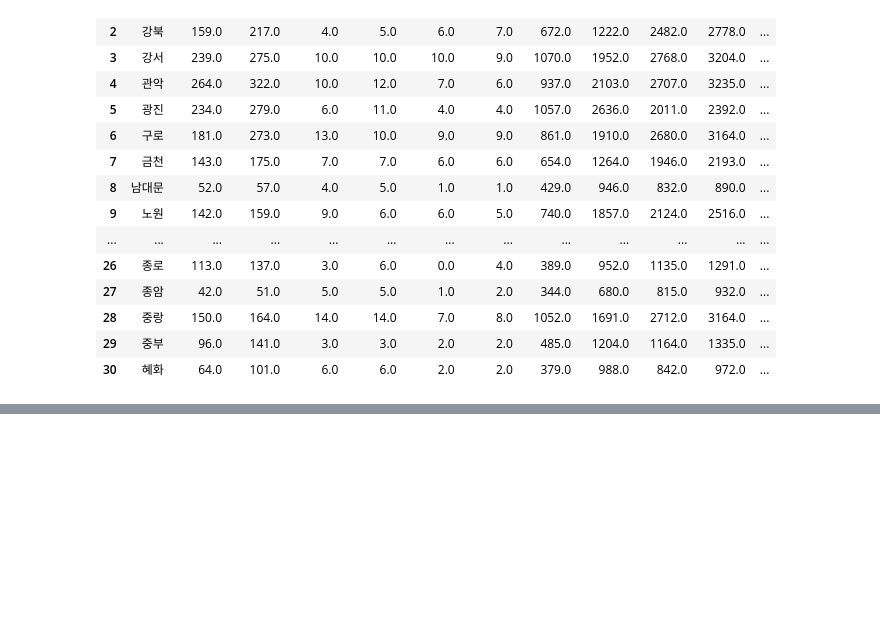
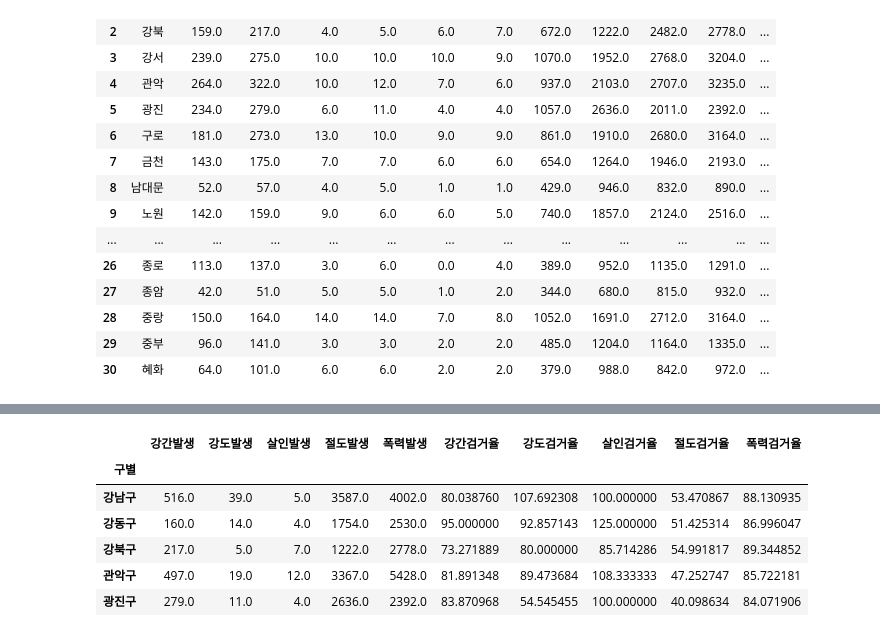
Before and after one commit to offpython/EDA, a Jupyter notebook: 02. Analysis Seoul Crime.ipynb, the cells around one changed output, grey strips where cells are left out. Drawn from its saved outputs; the diff is of its cells as text; code cells hidden in the pictures; blank space fills up the shorter version.

```diff
--- a/02. Analysis Seoul Crime.ipynb
+++ b/02. Analysis Seoul Crime.ipynb
@@ -725,0 +817,15 @@ pd.read_csv("../data/02. crime_in_Seoul.raw.csv")
+# %%
+# 필요없는 컬럼 제거
+
+#del crime_anal_gu["강간검거"]
+del crime_anal_gu["강도검거"]
+crime_anal_gu.drop(["살인검거", "절도검거", "폭력검거"], axis=1, inplace=True)
+crime_anal_gu.head()
+# %% [output]
+|  | 강간발생 | 강도발생 | 살인발생 | 절도발생 | 폭력발생 | 강간검거율 | 강도검거율 | 살인검거율 | 절도검거율 | 폭력검거율 |
+| 구별 |  |  |  |  |  |  |  |  |  |  |
+| 강남구 | 516.0 | 39.0 | 5.0 | 3587.0 | 4002.0 | 80.038760 | 107.692308 | 100.000000 | 53.470867 | 88.130935 |
+| 강동구 | 160.0 | 14.0 | 4.0 | 1754.0 | 2530.0 | 95.000000 | 92.857143 | 125.000000 | 51.425314 | 86.996047 |
+| 강북구 | 217.0 | 5.0 | 7.0 | 1222.0 | 2778.0 | 73.271889 | 80.000000 | 85.714286 | 54.991817 | 89.344852 |
+| 관악구 | 497.0 | 19.0 | 12.0 | 3367.0 | 5428.0 | 81.891348 | 89.473684 | 108.333333 | 47.252747 | 85.722181 |
+| 광진구 | 279.0 | 11.0 | 4.0 | 2636.0 | 2392.0 | 83.870968 | 54.545455 | 100.000000 | 40.098634 | 84.071906 |
```
Also changed, not shown: parts of 13 cells of this notebook.
